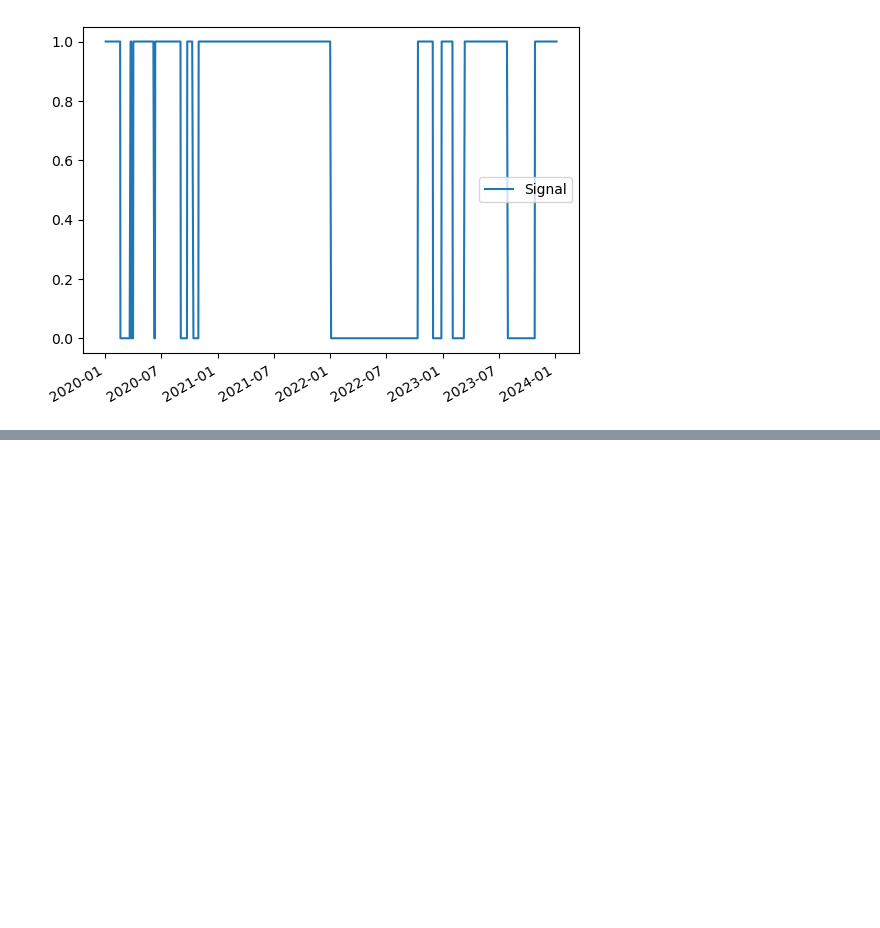
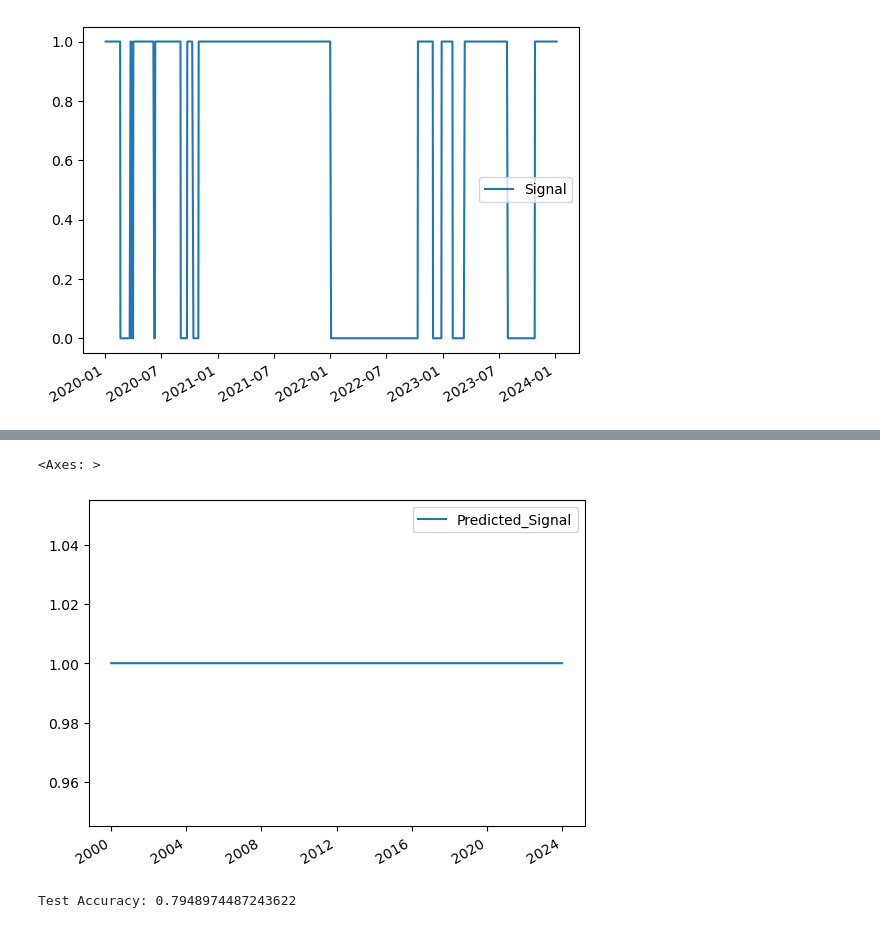
Before and after one commit to Mccalabrese/Neural-Networks-to-Model-the-SP500, a Jupyter notebook: tbill_sp_model.ipynb, the cells around one changed output, grey strips where cells are left out. Saved outputs shown, nothing was run; the diff lists cells and outputs as text; code cells hidden in the pictures; blank space fills up the shorter version.

```diff
--- a/tbill_sp_model.ipynb
+++ b/tbill_sp_model.ipynb
@@ -500,0 +549,11 @@ combined_df_with_signals.loc['2020-01-01':'2024-01-09',['Signal']].plot()
+# %%
+# Build an LSTM model
+model = Sequential()
+model.add(LSTM(12, input_shape=(X_train_reshaped.shape[1], X_train_reshaped.shape[2]), activation='relu'))
+model.add(Dense(1, activation='sigmoid'))
+# %%
+# Compile the model
+model.compile(optimizer='adam', loss='binary_crossentropy', metrics=['accuracy'])
+# %%
+# Train the model
+model.fit(X_train_reshaped, y_train, epochs=1, batch_size=32, validation_split=0.2)
@@ -500,0 +563,4 @@ combined_df_with_signals.loc['2020-01-01':'2024-01-09',['Signal']].plot()
+# %%
+# Evaluate the model on the test set
+y_pred_proba = model.predict(X_test_reshaped)
+y_pred = (y_pred_proba > 0.5).astype(int)
@@ -500,0 +569,13 @@ combined_df_with_signals.loc['2020-01-01':'2024-01-09',['Signal']].plot()
+# %%
+# Convert predictions to DataFrame with the corresponding index
+predictions_df = pd.DataFrame(data={'Predicted_Signal': y_pred.flatten()}, index=test_data.index)
+predictions_df.plot()
+# %% [output]
+<Axes: >
+[figure, added]
+# %%
+# Calculate accuracy on the test set
+accuracy = accuracy_score(y_test, y_pred)
+print(f"Test Accuracy: {accuracy}")
+# %% [output]
+Test Accuracy: 0.7948974487243622
```
Also changed, not shown: parts of 13 cells of this notebook.
